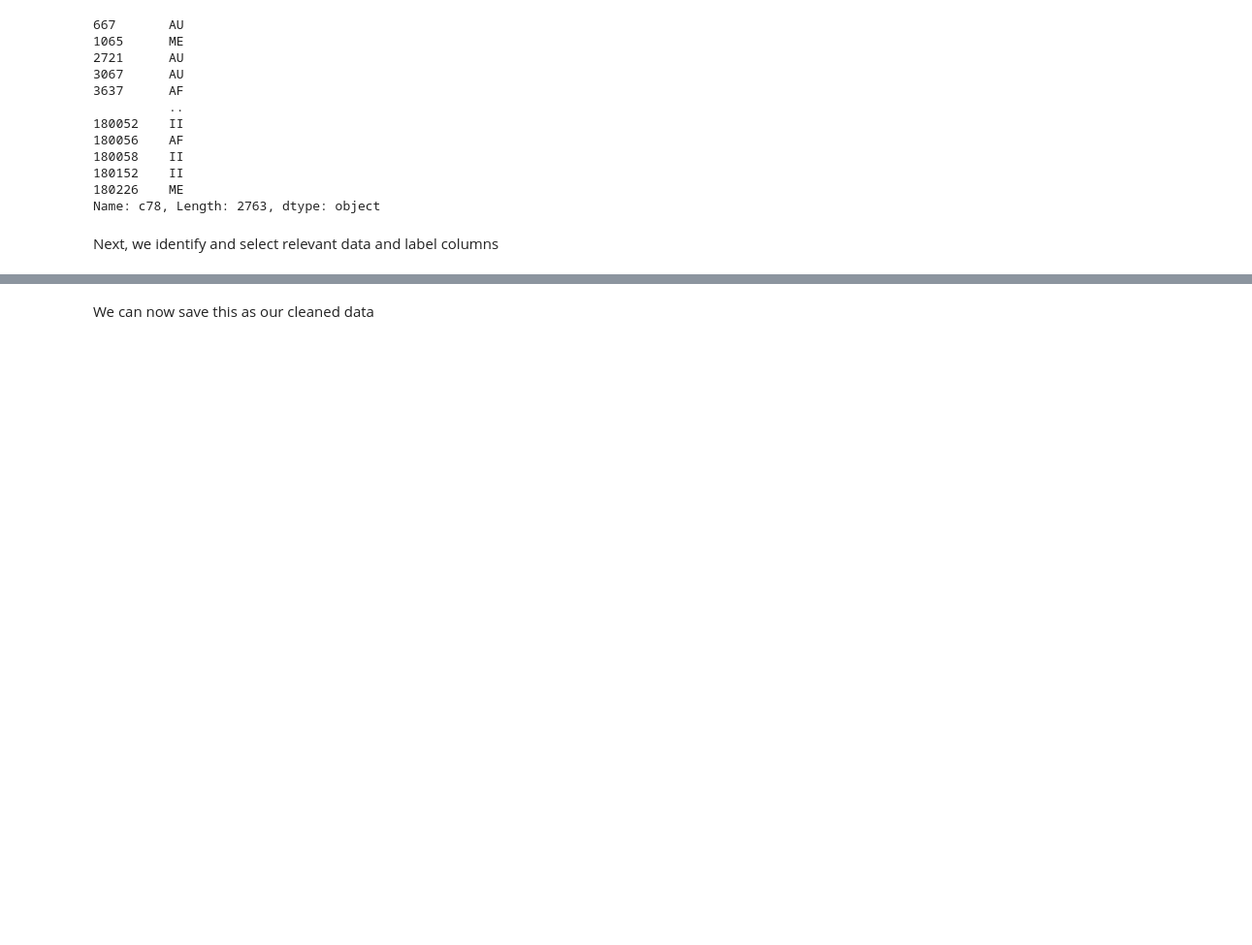
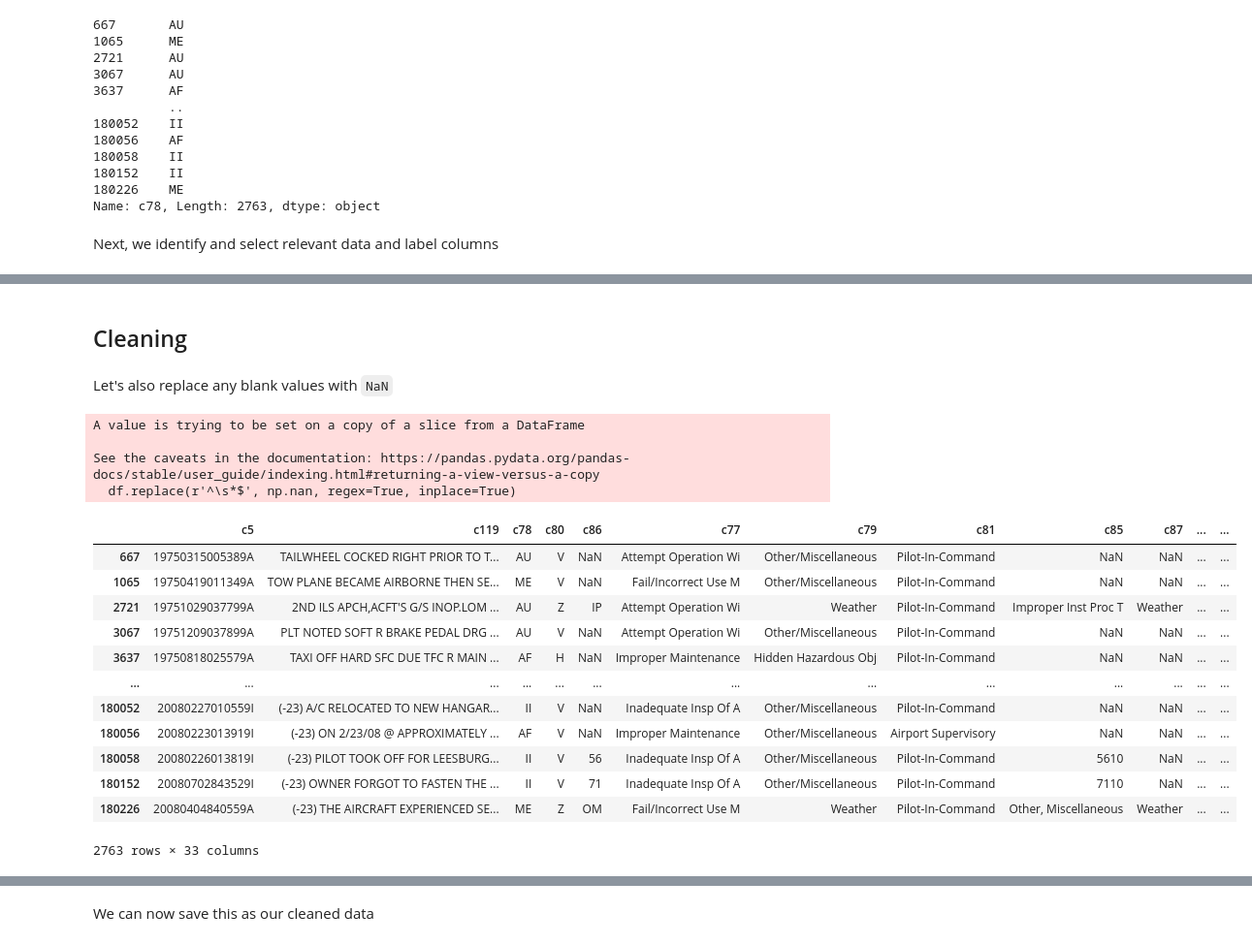
Before and after one commit to nd-crane/nbdev-framework-example, a Jupyter notebook: nbs/01_Cleaning_Data.ipynb, the cells around one changed output, grey strips where cells are left out. Shown: that part at 97% size. Saved outputs shown, nothing was run; the diff lists cells and outputs as text; code cells hidden in the pictures; blank space fills up the shorter version.

Commit message:
Created data analysis notebook and added to data cleaning

```diff
--- a/nbs/01_Cleaning_Data.ipynb
+++ b/nbs/01_Cleaning_Data.ipynb
@@ -104,2 +104,27 @@ See the caveats in the documentation: https://pandas.pydata.org/pandas-docs/stab
 | 180226 | 20080404840559A | (-23) THE AIRCRAFT EXPERIENCED SE... | ME | Z | OM | Fail/Incorrect Use M | Weather | Pilot-In-Command | Other, Miscellaneous | Weather | ... | ... |
 2763 rows × 33 columns
+# %% [markdown]
+## Cleaning
+# %% [markdown]
+Let's also replace any blank values with `NaN`
+# %%
+df.replace(r'^\s*$', np.nan, regex=True, inplace=True)
+df
+# %% [output]
+A value is trying to be set on a copy of a slice from a DataFrame
+
+See the caveats in the documentation: https://pandas.pydata.org/pandas-docs/stable/user_guide/indexing.html#returning-a-view-versus-a-copy
+  df.replace(r'^\s*$', np.nan, regex=True, inplace=True)
+|  | c5 | c119 | c78 | c80 | c86 | c77 | c79 | c81 | c85 | c87 | ... | ... |
+| 667 | 19750315005389A | TAILWHEEL COCKED RIGHT PRIOR TO T... | AU | V | NaN | Attempt Operation Wi | Other/Miscellaneous | Pilot-In-Command | NaN | NaN | ... | ... |
+| 1065 | 19750419011349A | TOW PLANE BECAME AIRBORNE THEN SE... | ME | V | NaN | Fail/Incorrect Use M | Other/Miscellaneous | Pilot-In-Command | NaN | NaN | ... | ... |
+| 2721 | 19751029037799A | 2ND ILS APCH,ACFT'S G/S INOP.LOM ... | AU | Z | IP | Attempt Operation Wi | Weather | Pilot-In-Command | Improper Inst Proc T | Weather | ... | ... |
+| 3067 | 19751209037899A | PLT NOTED SOFT R BRAKE PEDAL DRG ... | AU | V | NaN | Attempt Operation Wi | Other/Miscellaneous | Pilot-In-Command | NaN | NaN | ... | ... |
+| 3637 | 19750818025579A | TAXI OFF HARD SFC DUE TFC R MAIN ... | AF | H | NaN | Improper Maintenance | Hidden Hazardous Obj | Pilot-In-Command | NaN | NaN | ... | ... |
+| ... | ... | ... | ... | ... | ... | ... | ... | ... | ... | ... | ... | ... |
+| 180052 | 20080227010559I | (-23) A/C RELOCATED TO NEW HANGAR... | II | V | NaN | Inadequate Insp Of A | Other/Miscellaneous | Pilot-In-Command | NaN | NaN | ... | ... |
+| 180056 | 20080223013919I | (-23) ON 2/23/08 @ APPROXIMATELY ... | AF | V | NaN | Improper Maintenance | Other/Miscellaneous | Airport Supervisory | NaN | NaN | ... | ... |
+| 180058 | 20080226013819I | (-23) PILOT TOOK OFF FOR LEESBURG... | II | V | 56 | Inadequate Insp Of A | Other/Miscellaneous | Pilot-In-Command | 5610 | NaN | ... | ... |
+| 180152 | 20080702843529I | (-23) OWNER FORGOT TO FASTEN THE ... | II | V | 71 | Inadequate Insp Of A | Other/Miscellaneous | Pilot-In-Command | 7110 | NaN | ... | ... |
+| 180226 | 20080404840559A | (-23) THE AIRCRAFT EXPERIENCED SE... | ME | Z | OM | Fail/Incorrect Use M | Weather | Pilot-In-Command | Other, Miscellaneous | Weather | ... | ... |
+2763 rows × 33 columns
```
Also changed, not shown: parts of 3 cells of this notebook, 3 other files.
